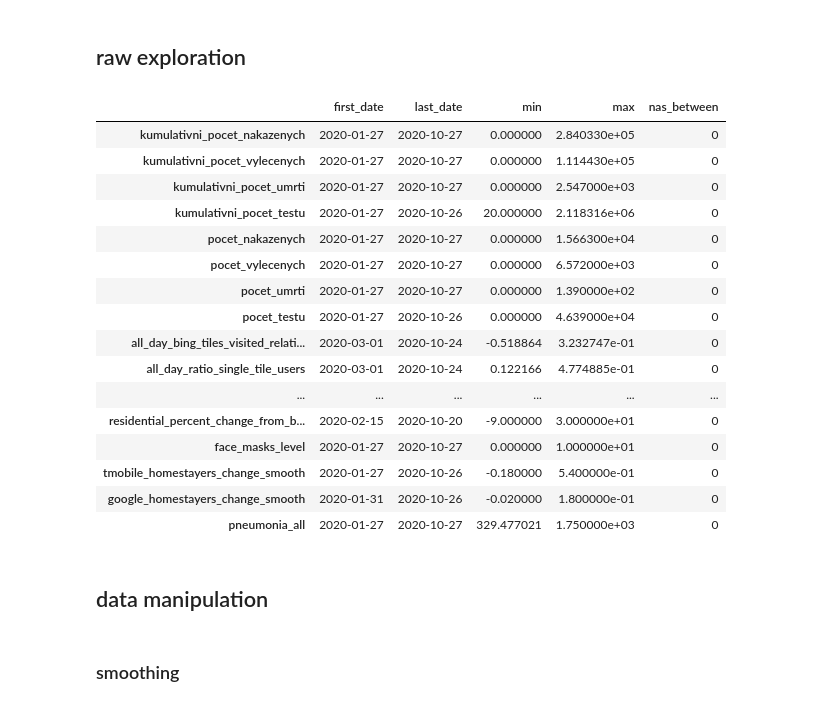
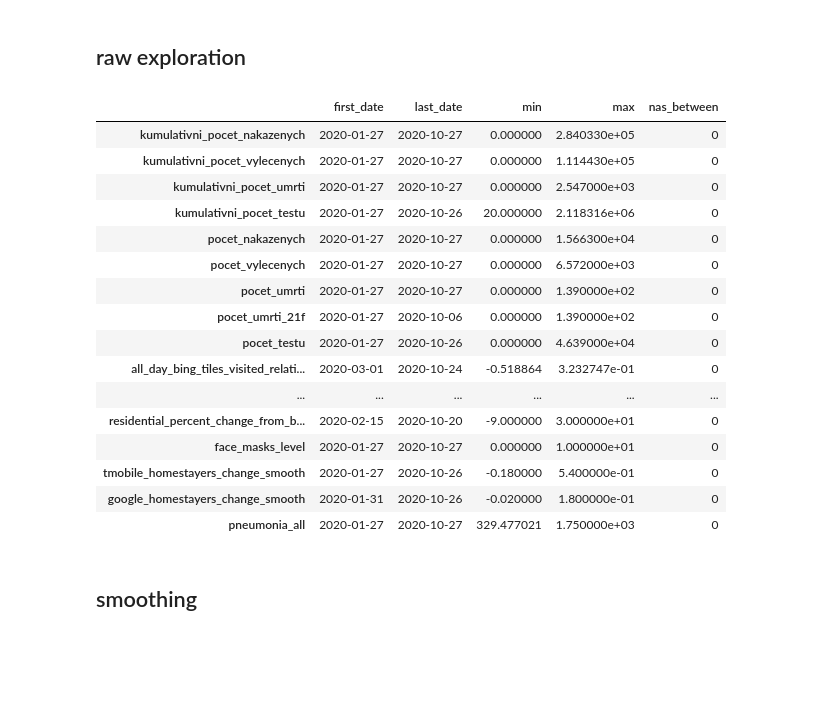
Before and after one commit to vojtechherrmann/2020EpidemiologicModelCZ, a Jupyter notebook: data/Data Prep.ipynb, the cells around one changed output. Drawn from its saved outputs; the diff is of its cells as text; code cells hidden in the pictures; blank space fills up the shorter version.

Commit message:
smoothing, rate of known infectious

```diff
--- a/data/Data Prep.ipynb
+++ b/data/Data Prep.ipynb
@@ -306,10 +314,12 @@ Index(['kumulativni_pocet_nakazenych', 'kumulativni_pocet_vylecenych',
+# %%
+data['pocet_umrti_21f'] = data['pocet_umrti'].shift(-21)
 # %% [markdown]
 ## feature selection
 # %%
 preds = [
     'kumulativni_pocet_nakazenych', 'kumulativni_pocet_vylecenych',
     'kumulativni_pocet_umrti', 'kumulativni_pocet_testu',
-    'pocet_nakazenych', 'pocet_vylecenych', 'pocet_umrti', 'pocet_testu',
+    'pocet_nakazenych', 'pocet_vylecenych', 'pocet_umrti', 'pocet_umrti_21f', 'pocet_testu',
     'all_day_bing_tiles_visited_relative_change',
     'all_day_ratio_single_tile_users',
     'retail_and_recreation_percent_change_from_baseline',
@@ -319,11 +329,11 @@ preds = [
     'workplaces_percent_change_from_baseline',
     'residential_percent_change_from_baseline', 'face_masks_level',
     'tmobile_homestayers_change_smooth', 'google_homestayers_change_smooth',
-    'pneumonia_all'
+    'pneumonia_all',
 ]
 # %%
-data_final = data[preds]
-data_final
+data_fs1 = data[preds]
+data_fs1
 # %% [output]
 |  | kumulativni_pocet_nakazenych | kumulativni_pocet_vylecenych | kumulativni_pocet_umrti | kumulativni_pocet_testu | ... |
 | date |  |  |  |  | ... |
@@ -342,8 +352,8 @@ data_final
 # %% [markdown]
 ## raw exploration
 # %%
-def make_exploration(data_final):
-    preds = data_final.columns
+def make_exploration(d):
+    preds = d.columns
     E = pd.DataFrame([], index = preds)
     E['first_date'] = date(1970, 1, 1)
     E['last_date'] = date(1970, 1, 1)
@@ -352,10 +362,10 @@ def make_exploration(data_final):
     E['nas_between'] = -1
 
     for p in preds:
-        df_nn = data_final[~data_final[p].isna()][p]
+        df_nn = d[~d[p].isna()][p]
         fi = df_nn.index.values[0]
         li = df_nn.index.values[-1]
-        s = data_final.loc[fi:li][p]
+        s = d.loc[fi:li][p]
 
         i = list(E.index).index(p)
 
@@ -367,27 +377,25 @@ def make_exploration(data_final):
 
     return(E)
 # %%
-make_exploration(data_final)
+make_exploration(data_fs1)
 # %% [output]
 |  | first_date | last_date | min | max | nas_between |
 | kumulativni_pocet_nakazenych | 2020-01-27 | 2020-10-27 | 0.000000 | 2.840330e+05 | 0 |
 | kumulativni_pocet_vylecenych | 2020-01-27 | 2020-10-27 | 0.000000 | 1.114430e+05 | 0 |
 | kumulativni_pocet_umrti | 2020-01-27 | 2020-10-27 | 0.000000 | 2.547000e+03 | 0 |
 | kumulativni_pocet_testu | 2020-01-27 | 2020-10-26 | 20.000000 | 2.118316e+06 | 0 |
 | pocet_nakazenych | 2020-01-27 | 2020-10-27 | 0.000000 | 1.566300e+04 | 0 |
 | pocet_vylecenych | 2020-01-27 | 2020-10-27 | 0.000000 | 6.572000e+03 | 0 |
 | pocet_umrti | 2020-01-27 | 2020-10-27 | 0.000000 | 1.390000e+02 | 0 |
+| pocet_umrti_21f | 2020-01-27 | 2020-10-06 | 0.000000 | 1.390000e+02 | 0 |
 | pocet_testu | 2020-01-27 | 2020-10-26 | 0.000000 | 4.639000e+04 | 0 |
 | all_day_bing_tiles_visited_relati... | 2020-03-01 | 2020-10-24 | -0.518864 | 3.232747e-01 | 0 |
-| all_day_ratio_single_tile_users | 2020-03-01 | 2020-10-24 | 0.122166 | 4.774885e-01 | 0 |
 | ... | ... | ... | ... | ... | ... |
 | residential_percent_change_from_b... | 2020-02-15 | 2020-10-20 | -9.000000 | 3.000000e+01 | 0 |
 | face_masks_level | 2020-01-27 | 2020-10-27 | 0.000000 | 1.000000e+01 | 0 |
 | tmobile_homestayers_change_smooth | 2020-01-27 | 2020-10-26 | -0.180000 | 5.400000e-01 | 0 |
 | google_homestayers_change_smooth | 2020-01-31 | 2020-10-26 | -0.020000 | 1.800000e-01 | 0 |
 | pneumonia_all | 2020-01-27 | 2020-10-27 | 329.477021 | 1.750000e+03 | 0 |
-# %% [markdown]
-## data manipulation
 # %% [markdown]
-### smoothing
+## smoothing
 # %%
```
Also changed, not shown: parts of 17 cells of this notebook.
